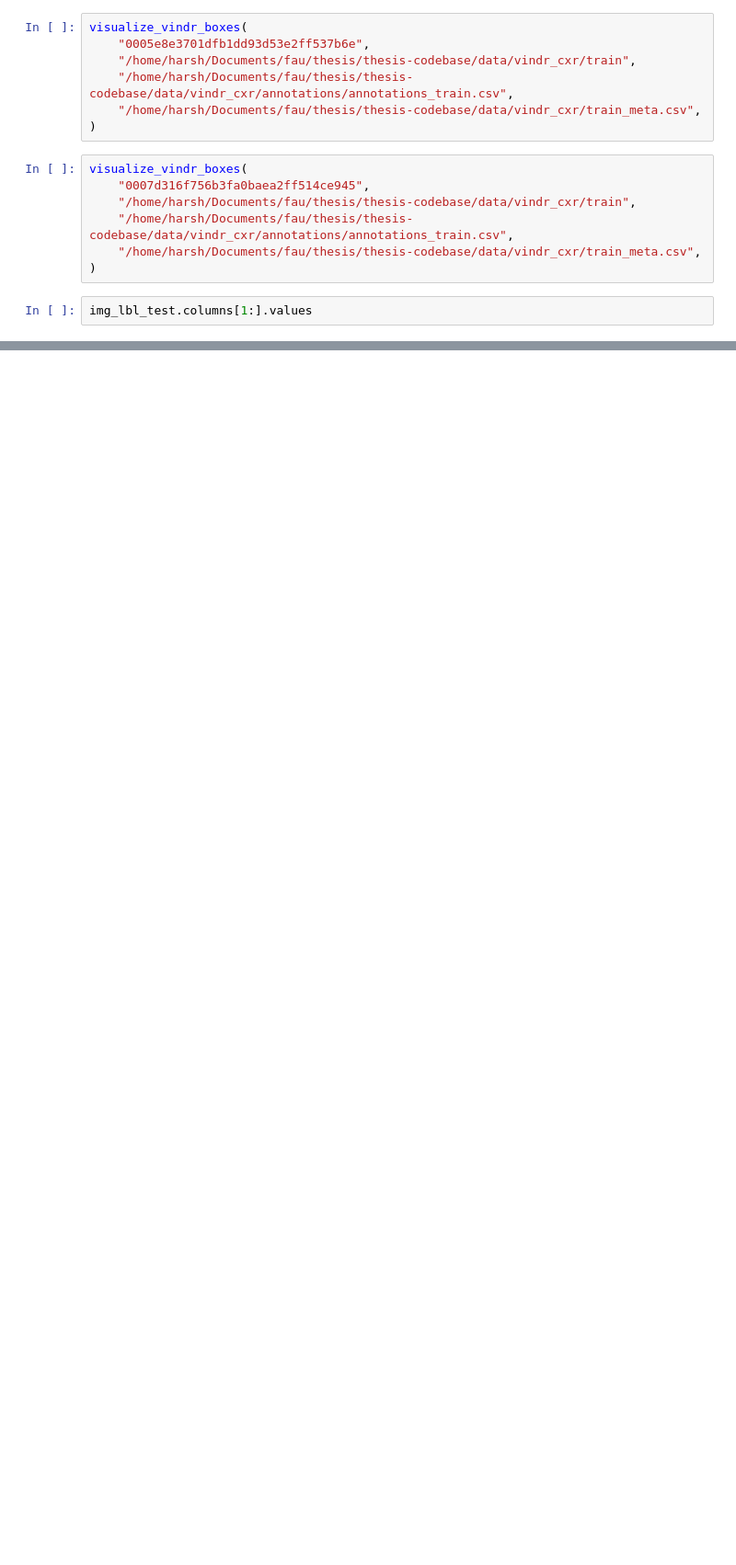
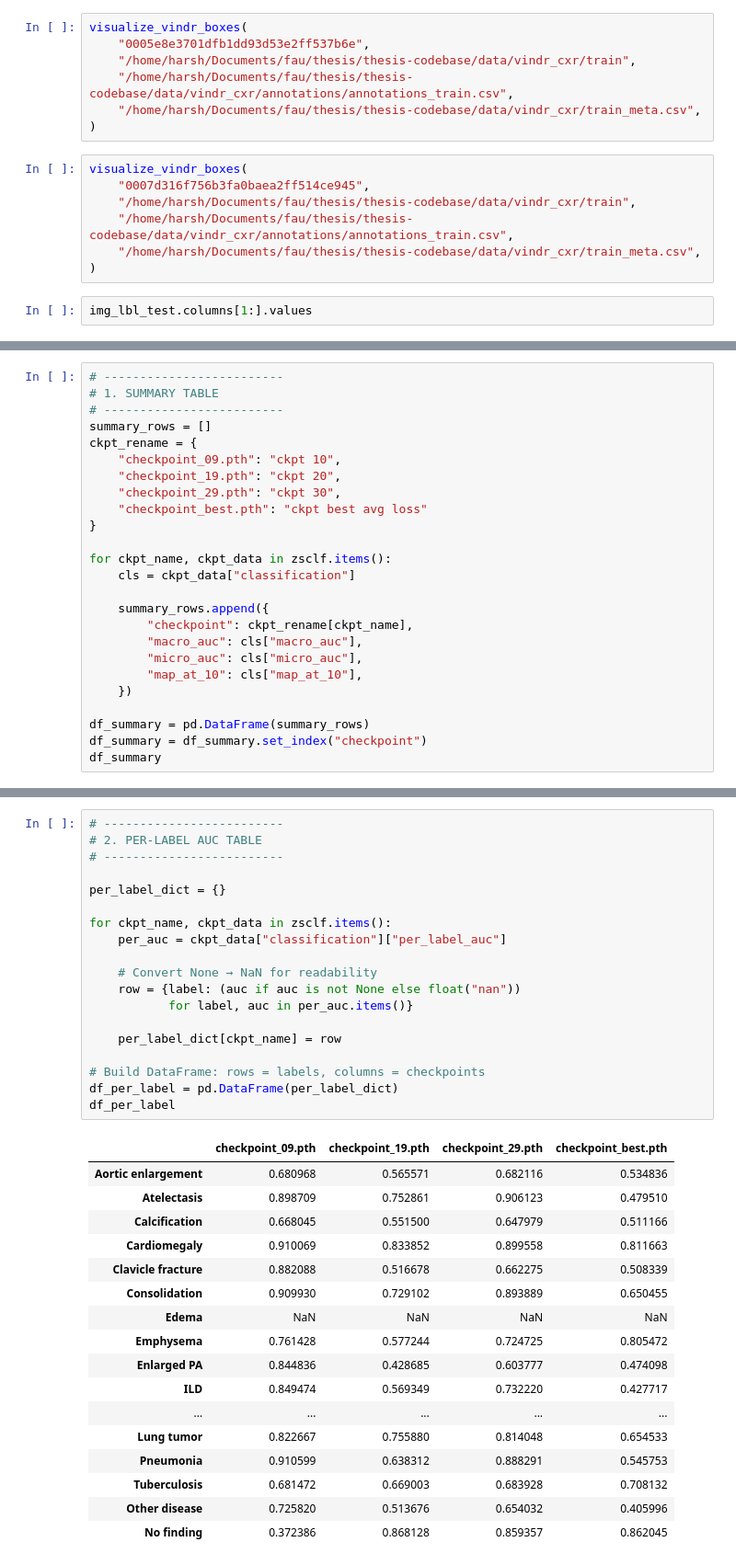
Before and after one commit to harshvardhan10/thesis-codebase, a Jupyter notebook: notebooks/eda_vindr_cxr.ipynb, the cells around one changed output, grey strips where cells are left out. Shown at 92% size. Saved outputs shown, nothing was run; the diff lists cells and outputs as text; blank space fills up the shorter version.

```diff
--- a/notebooks/eda_vindr_cxr.ipynb
+++ b/notebooks/eda_vindr_cxr.ipynb
@@ -195,0 +240,25 @@ img_lbl_test.columns[1:].values
+# %%
+# -------------------------
+# 1. SUMMARY TABLE
+# -------------------------
+summary_rows = []
+ckpt_rename = {
+    "checkpoint_09.pth": "ckpt 10",
+    "checkpoint_19.pth": "ckpt 20",
+    "checkpoint_29.pth": "ckpt 30",
+    "checkpoint_best.pth": "ckpt best avg loss"
+}
+
+for ckpt_name, ckpt_data in zsclf.items():
+    cls = ckpt_data["classification"]
+
+    summary_rows.append({
+        "checkpoint": ckpt_rename[ckpt_name],
+        "macro_auc": cls["macro_auc"],
+        "micro_auc": cls["micro_auc"],
+        "map_at_10": cls["map_at_10"],
+    })
+
+df_summary = pd.DataFrame(summary_rows)
+df_summary = df_summary.set_index("checkpoint")
+df_summary
@@ -195,0 +274,37 @@ img_lbl_test.columns[1:].values
+# %%
+# -------------------------
+# 2. PER-LABEL AUC TABLE
+# -------------------------
+
+per_label_dict = {}
+
+for ckpt_name, ckpt_data in zsclf.items():
+    per_auc = ckpt_data["classification"]["per_label_auc"]
+
+    # Convert None → NaN for readability
+    row = {label: (auc if auc is not None else float("nan"))
+           for label, auc in per_auc.items()}
+
+    per_label_dict[ckpt_name] = row
+
+# Build DataFrame: rows = labels, columns = checkpoints
+df_per_label = pd.DataFrame(per_label_dict)
+df_per_label
+# %% [output]
+|  | checkpoint_09.pth | checkpoint_19.pth | checkpoint_29.pth | checkpoint_best.pth |
+| Aortic enlargement | 0.680968 | 0.565571 | 0.682116 | 0.534836 |
+| Atelectasis | 0.898709 | 0.752861 | 0.906123 | 0.479510 |
+| Calcification | 0.668045 | 0.551500 | 0.647979 | 0.511166 |
+| Cardiomegaly | 0.910069 | 0.833852 | 0.899558 | 0.811663 |
+| Clavicle fracture | 0.882088 | 0.516678 | 0.662275 | 0.508339 |
+| Consolidation | 0.909930 | 0.729102 | 0.893889 | 0.650455 |
+| Edema | NaN | NaN | NaN | NaN |
+| Emphysema | 0.761428 | 0.577244 | 0.724725 | 0.805472 |
+| Enlarged PA | 0.844836 | 0.428685 | 0.603777 | 0.474098 |
+| ILD | 0.849474 | 0.569349 | 0.732220 | 0.427717 |
+| ... | ... | ... | ... | ... |
+| Lung tumor | 0.822667 | 0.755880 | 0.814048 | 0.654533 |
+| Pneumonia | 0.910599 | 0.638312 | 0.888291 | 0.545753 |
+| Tuberculosis | 0.681472 | 0.669003 | 0.683928 | 0.708132 |
+| Other disease | 0.725820 | 0.513676 | 0.654032 | 0.405996 |
+| No finding | 0.372386 | 0.868128 | 0.859357 | 0.862045 |
```
Also changed, not shown: parts of 14 cells of this notebook, 1 other file.
